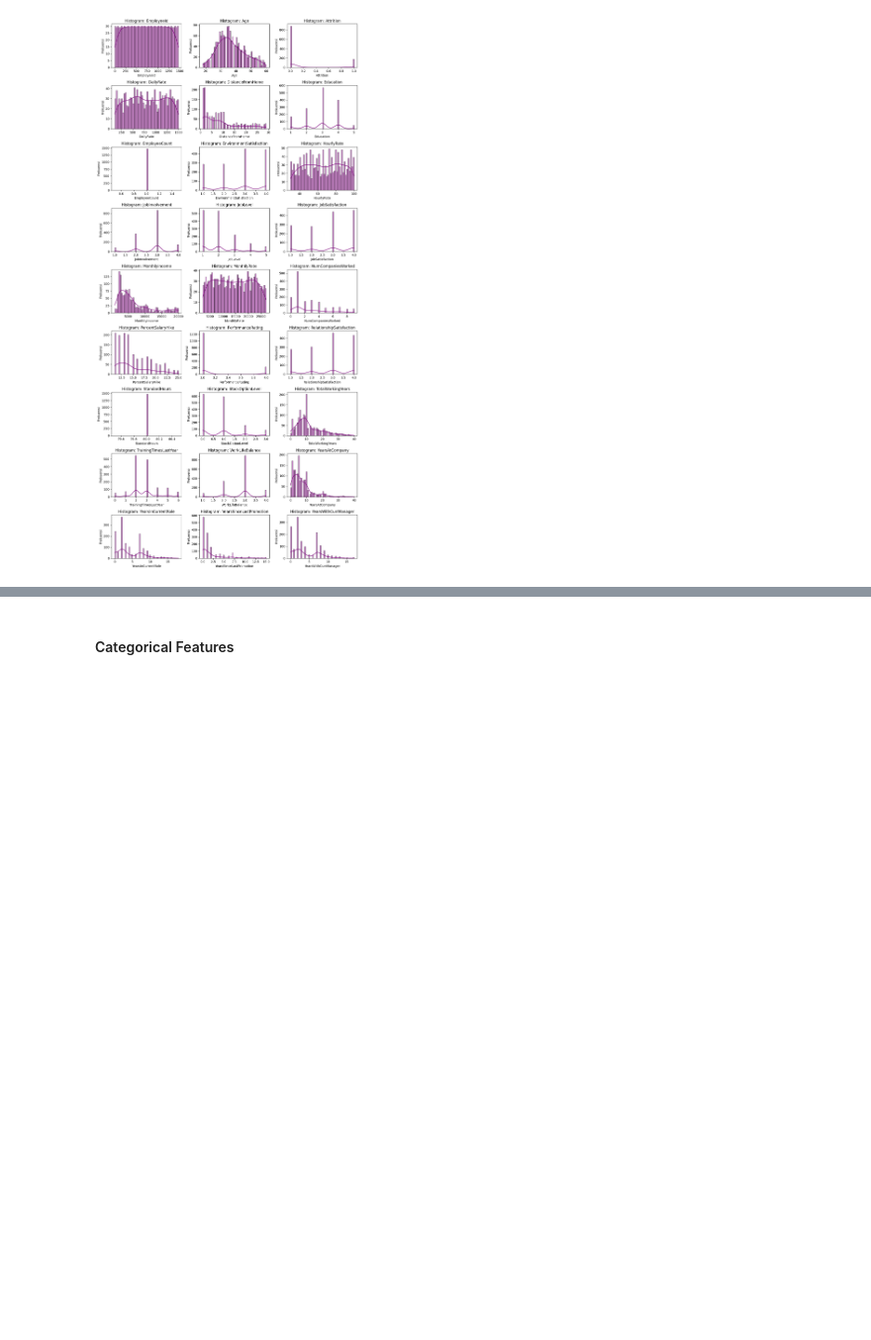
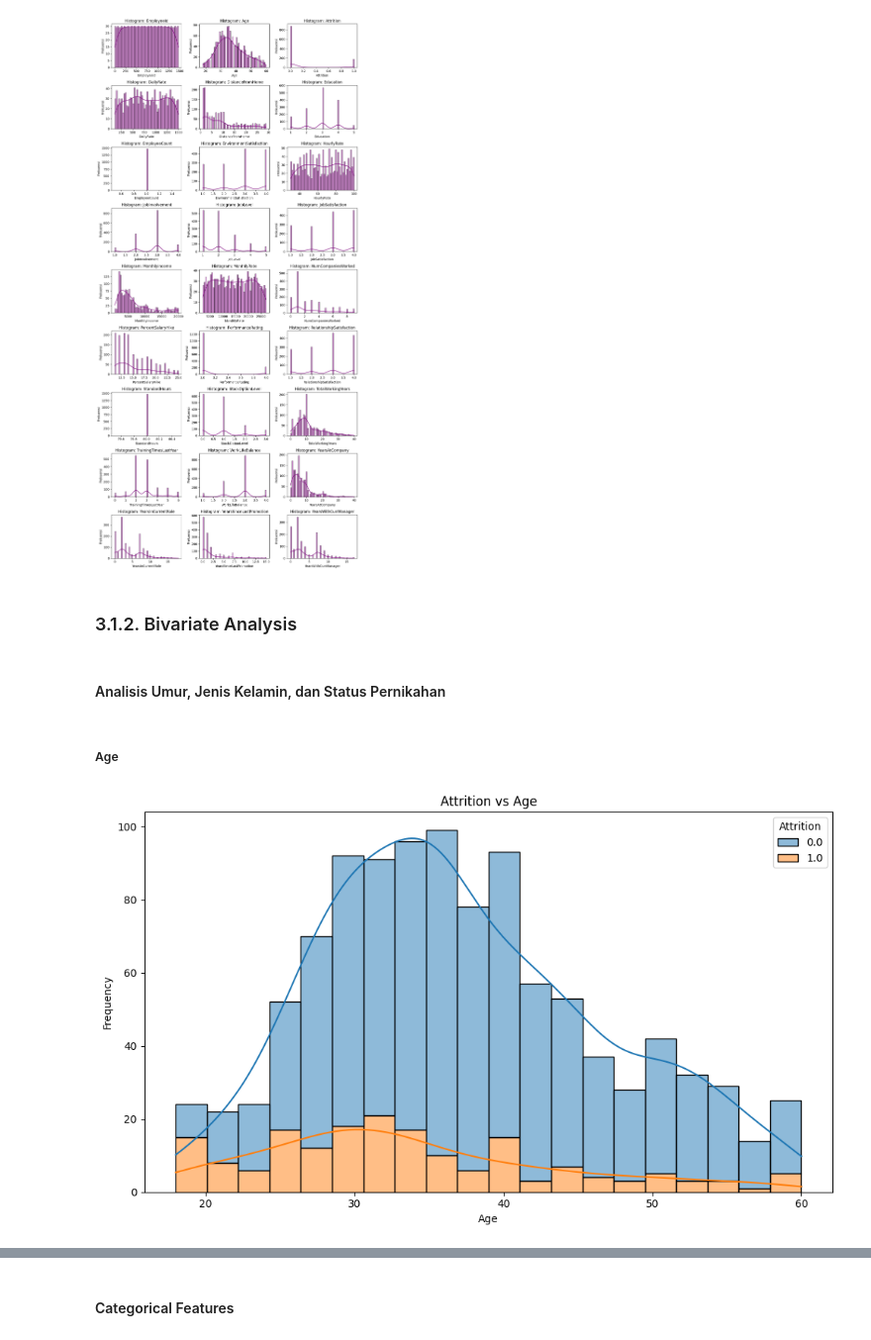
Before and after one commit to alouvre/BPDS_DicodingSubmission_Proyek_Pertama_Dashboard_HR, a Jupyter notebook: BPDS_Submission_Proyek_Pertama.ipynb, the cells around one changed output, grey strips where cells are left out. Shown at 99% size. Drawn from its saved outputs; the diff is of its cells as text; code cells hidden in the pictures; blank space fills up the shorter version.

```diff
--- a/BPDS_Submission_Proyek_Pertama.ipynb
+++ b/BPDS_Submission_Proyek_Pertama.ipynb
@@ -615,0 +346,18 @@ Visualisasi:
+# %%
+def plot_histogram(df, x, hue='Attrition', bins=20):
+    """
+    Menampilkan histogram variabel numerik dengan pewarnaan berdasarkan kategori hue.
+
+    Parameters:
+    df (DataFrame): DataFrame yang berisi data
+    x (str): Nama kolom numerik yang ingin diplot di sumbu x
+    hue (str): Nama kolom kategori untuk membedakan warna (default: 'Attrition')
+    bins (int): Jumlah bin untuk histogram (default: 20)
+    """
+    plt.figure(figsize=(10, 6))
+    sns.histplot(data=df, x=x, hue=hue, multiple='stack', kde=True, bins=bins)
+    plt.title(f'{hue} vs {x}')
+    plt.xlabel(x)
+    plt.ylabel('Frequency')
+    plt.tight_layout()
+    plt.show()
@@ -617,3 +460,13 @@ Visualisasi:
 plot_histogram_semua_kolom(df_employee_eda)
 # %% [output]
 [figure]
+# %% [markdown]
+### 3.1.2. Bivariate Analysis
+# %% [markdown]
+#### Analisis Umur, Jenis Kelamin, dan Status Pernikahan
+# %% [markdown]
+##### Age
+# %%
+plot_histogram(df_employee_eda, x='Age', hue='Attrition')
+# %% [output]
+[figure, added]
```
Also changed, not shown: parts of 73 cells of this notebook.
